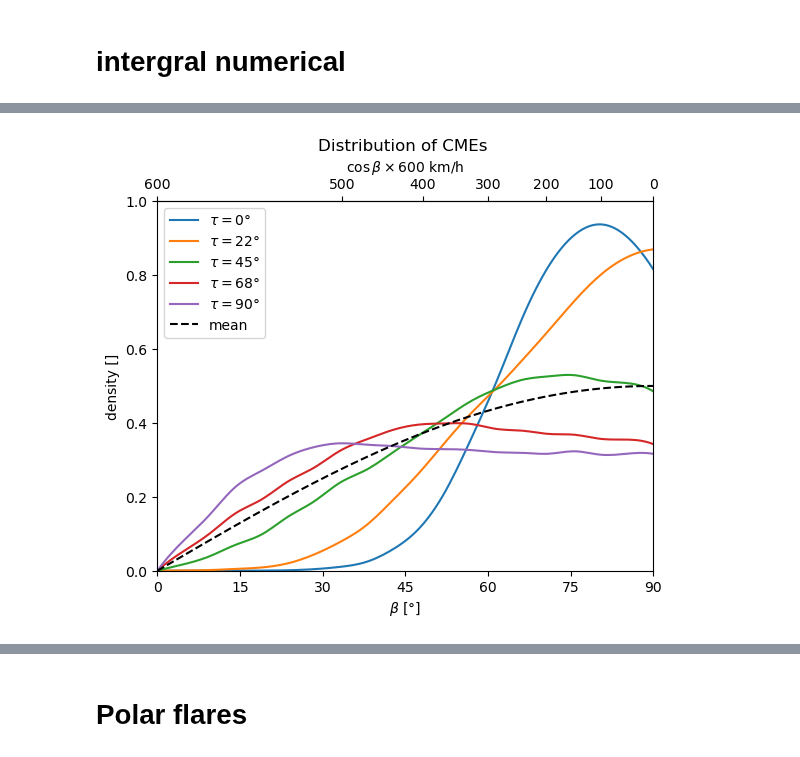
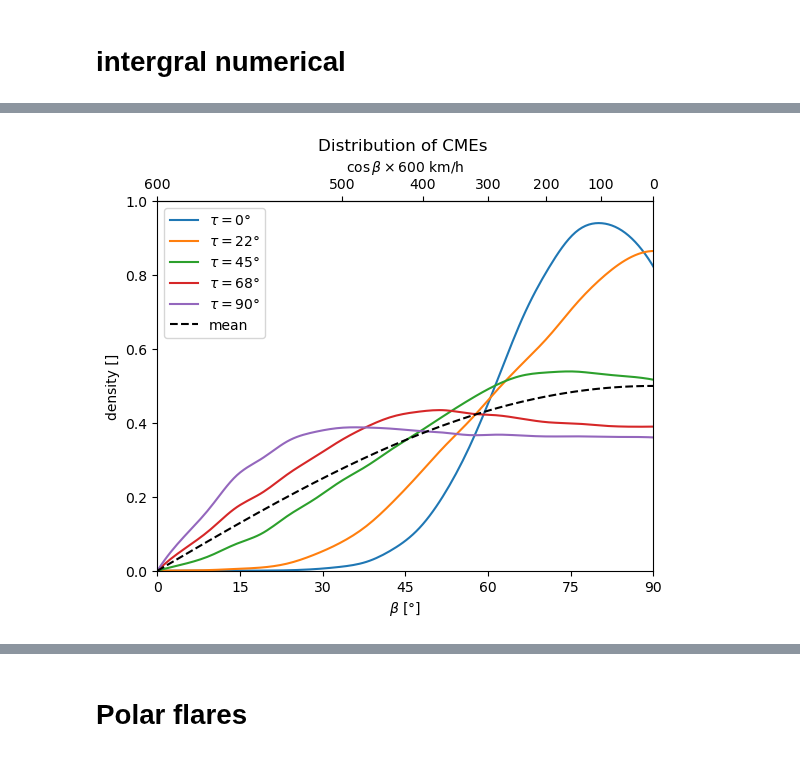
Before and after one commit to demichieldewilde/CME_distribution, a Jupyter notebook: CME_distribution_ni.ipynb, the cells around one changed output, grey strips where cells are left out. Drawn from its saved outputs; the diff is of its cells as text; code cells hidden in the pictures.

```diff
--- a/CME_distribution_ni.ipynb
+++ b/CME_distribution_ni.ipynb
@@ -178,7 +183,7 @@ def get_rho_beta(beta, tau):
     print(beta, tau, end='\r')
     result, error = nquad(f_integrand_(beta, tau, vec=False), [[0, np.pi],       # theta, phi, theta2
                                                 [0, 2*np.pi],         # phi
-                                                [0, np.pi / 2 ]], opts={"epsrel":0.05, 'epsabs':1e-1})       # theta2
+                                                [0, np.pi / 2 ]], opts={"epsrel":0.05, 'epsabs':1e-2})       # theta2
     end_time = time.time()
     print(f'For params {beta=}, {tau = } we find the distibution to be {result/ (np.abs(np.sin(beta)) +0.001)}, with estimated error {error/ (np.abs(np.sin(beta)) +0.001)}. \
         Taking {(end_time-start_time):.2f} to calculate.')
@@ -228,38 +246,34 @@ KeyboardInterrupt:
 # %%
-
-# renomalize
-K = np.average(dens[0]) * np.pi
-
 def speed2beta(v):
     return np.arccos(v / 600 )
 
 def beta2speed(beta):
     return  np.cos(beta) * 600
 
 from scipy.interpolate import make_interp_spline
 
 
 def plotting_(dens, taus):
     for i,d in enumerate(dens):
-        smooth_curve = make_interp_spline(betas, d/K)(x)
+        smooth_curve = make_interp_spline(betas, d/(np.average(d) * np.pi))(x)
         plt.plot(x, smooth_curve, label=fr"$\tau=${round(taus[i]/np.pi*180)}°")
     plt.plot(x, np.sin(x)/2, "--", color='black', label="mean")
 
     plt.legend()
     plt.title("Distribution of CMEs ")
     plt.xticks(np.linspace(0,np.pi/2, 7), range(0,91,15))
     ax = plt.gca()
     secax = ax.secondary_xaxis('top', functions=(beta2speed, speed2beta))
     secax.set_xlabel(r'$\cos \beta \times 600$ km/h ')
     plt.xlabel(r"$\beta$ [°]")
     plt.ylabel(r"density []")
     plt.xlim(0,np.pi/2)
     plt.ylim(0,1)
     plt.show()
 
 plotting_(dens, Taus)
 # %% [output]
-[figure, old version]
+[figure, new version]
 # %% [markdown]
 numerical (not yet enough accruracy)
 ![image.png](attachment:image.png)
```
Also changed, not shown: parts of 5 cells of this notebook.
